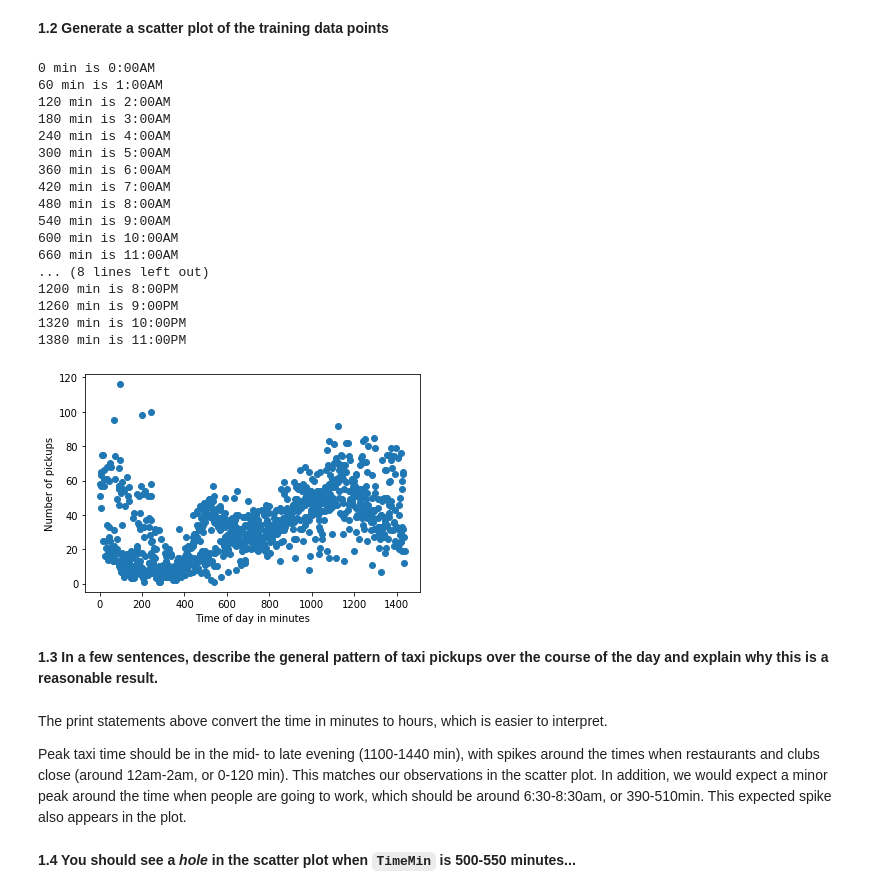
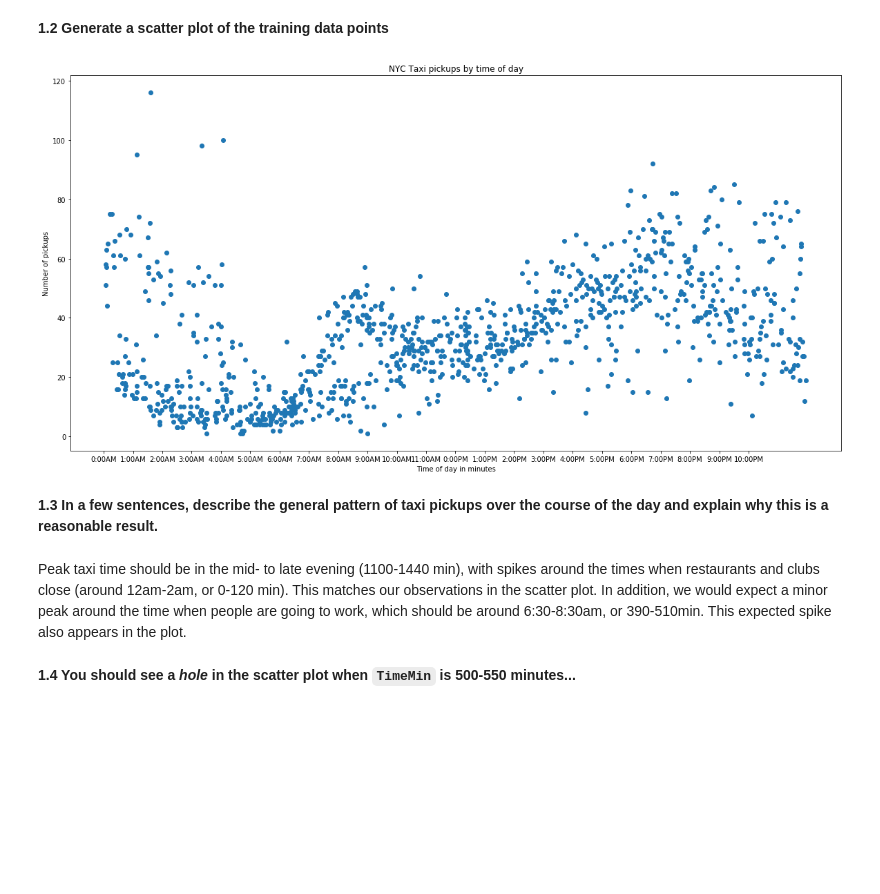
Before and after one commit to katiegrosch/2019-CS109A, a Jupyter notebook: content/homeworks/cs109a_hw2_209/cs109a_hw2/cs109a_hw2.ipynb, the cells around one changed output. Cells and saved outputs as stored; diff of their text form; code cells hidden in the pictures; blank space fills up the shorter version.

Commit message:
added chart titles

```diff
--- a/content/homeworks/cs109a_hw2_209/cs109a_hw2/cs109a_hw2.ipynb
+++ b/content/homeworks/cs109a_hw2_209/cs109a_hw2/cs109a_hw2.ipynb
@@ -78,40 +78,27 @@ train_data, test_data = train_test_split(df, test_size=0.2, random_state=42)
 # %% [markdown]
 **1.2 Generate a scatter plot of the training data points**
 # %%
-plt.scatter(train_data['TimeMin'].values, train_data['PickupCount'].values)
-plt.xlabel('Time of day in minutes')
-plt.ylabel('Number of pickups')
-
 def convert_hours(minutes):
     minutes = int(minutes)
     return '%d:%s%s' % ((minutes / 60) % 12, str(minutes % 60).zfill(2), 'AM' if minutes < 720 else 'PM')
 
+time = []
 for t_min in range(0, 1440, 60):
-    print ('%d min is %s' % (t_min, convert_hours(t_min)))
+    time.append(convert_hours(t_min))
+    #print ('%d min is %s' % (t_min, convert_hours(t_min)))
+
+plt.rcParams["figure.figsize"] = (20,10)
+plt.scatter(train_data['TimeMin'].values, train_data['PickupCount'].values)
+plt.xlabel('Time of day in minutes')
+plt.ylabel('Number of pickups')
+plt.title('NYC Taxi pickups by time of day')
+plt.xticks(np.arange(0, 1380, step=60),time)
+plt.show()
 # %% [output]
-0 min is 0:00AM
-60 min is 1:00AM
-120 min is 2:00AM
-180 min is 3:00AM
-240 min is 4:00AM
-300 min is 5:00AM
-360 min is 6:00AM
-420 min is 7:00AM
-480 min is 8:00AM
-540 min is 9:00AM
-600 min is 10:00AM
-660 min is 11:00AM
-... (8 lines left out)
-1200 min is 8:00PM
-1260 min is 9:00PM
-1320 min is 10:00PM
-1380 min is 11:00PM
-[figure, old version]
+[figure, new version]
 # %% [markdown]
 **1.3 In a few sentences, describe the general pattern of taxi pickups over the course of the day and explain why this is a reasonable result.**
 # %% [markdown]
-The print statements above convert the time in minutes to hours, which is easier to interpret.
-
 Peak taxi time should be in the mid- to late evening (1100-1440 min), with spikes around the times when restaurants and clubs close (around 12am-2am, or 0-120 min). This matches our observations in the scatter plot. In addition, we would expect a minor peak around the time when people are going to work, which should be around 6:30-8:30am, or 390-510min. This expected spike also appears in the plot.
 # %% [markdown]
 **1.4 You should see a *hole* in the scatter plot when `TimeMin` is 500-550 minutes...**
```
Also changed, not shown: parts of 1 cell of this notebook.
